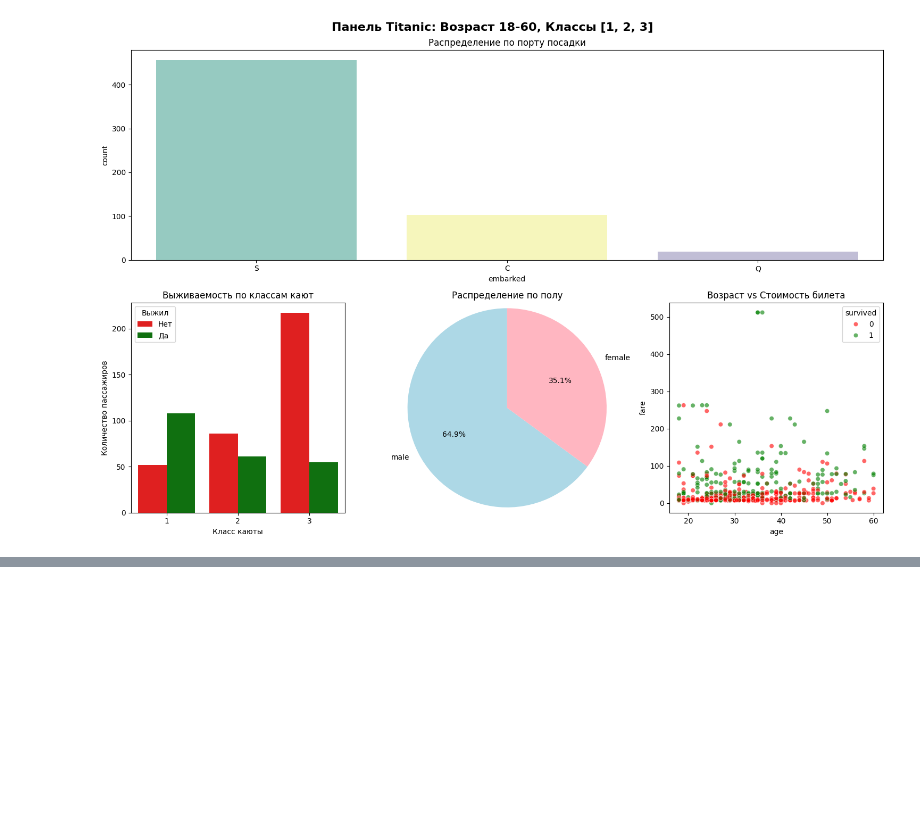
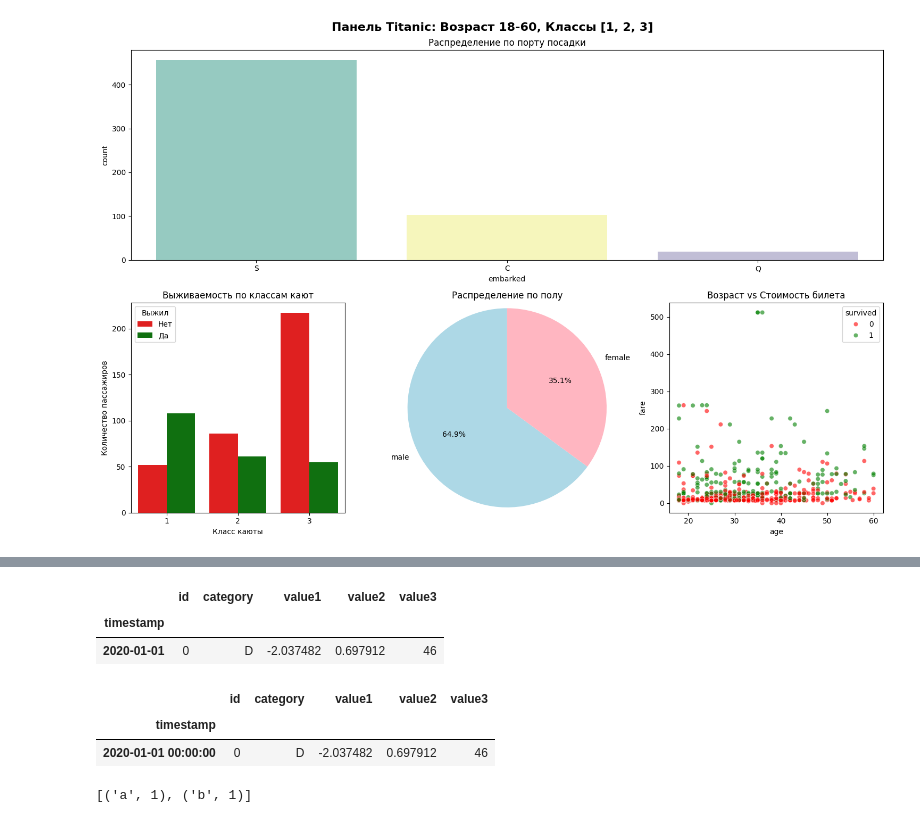
Before and after one commit to vl4xd/pstu-python-programming, a Jupyter notebook: lab_work_4/src/main.ipynb, the cells around one changed output, grey strips where cells are left out. Saved outputs shown, nothing was run; the diff lists cells and outputs as text; code cells hidden in the pictures; blank space fills up the shorter version.

```diff
--- a/lab_work_4/src/main.ipynb
+++ b/lab_work_4/src/main.ipynb
@@ -809,0 +902,12 @@ Passing `palette` without assigning `hue` is deprecated and will be removed in v
+# %%
+pd_df.head(1)
+# %% [output]
+|  | id | category | value1 | value2 | value3 |
+| timestamp |  |  |  |  |  |
+| 2020-01-01 | 0 | D | -2.037482 | 0.697912 | 46 |
+# %%
+ar_df.head(1)
+# %% [output]
+|  | id | category | value1 | value2 | value3 |
+| timestamp |  |  |  |  |  |
+| 2020-01-01 00:00:00 | 0 | D | -2.037482 | 0.697912 | 46 |
@@ -809,0 +967,5 @@ Passing `palette` without assigning `hue` is deprecated and will be removed in v
+# %%
+a = {'a':1, 'b':1}
+list(a.items())
+# %% [output]
+[('a', 1), ('b', 1)]
```
Also changed, not shown: parts of 14 cells of this notebook, 1 other file.
